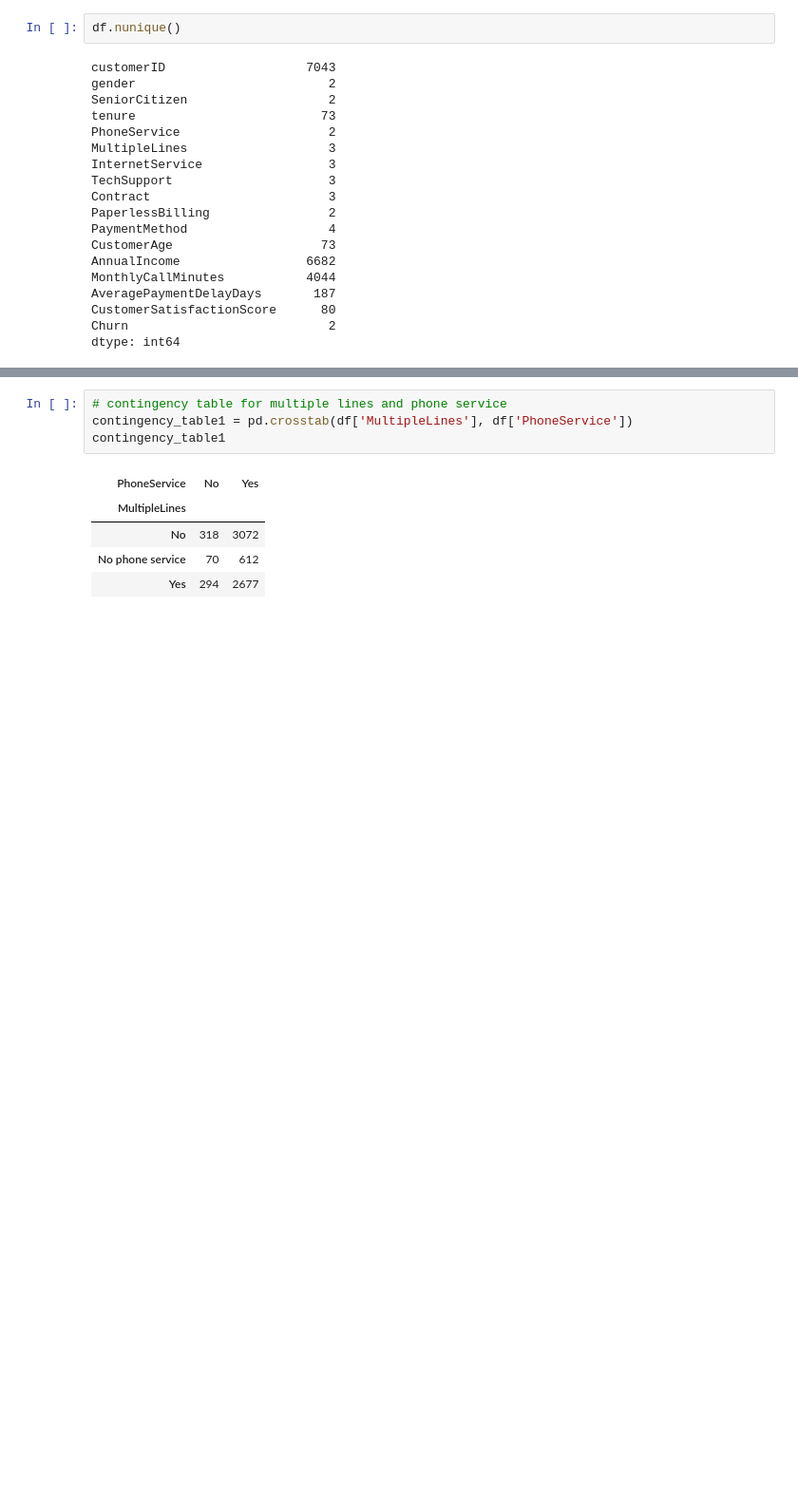
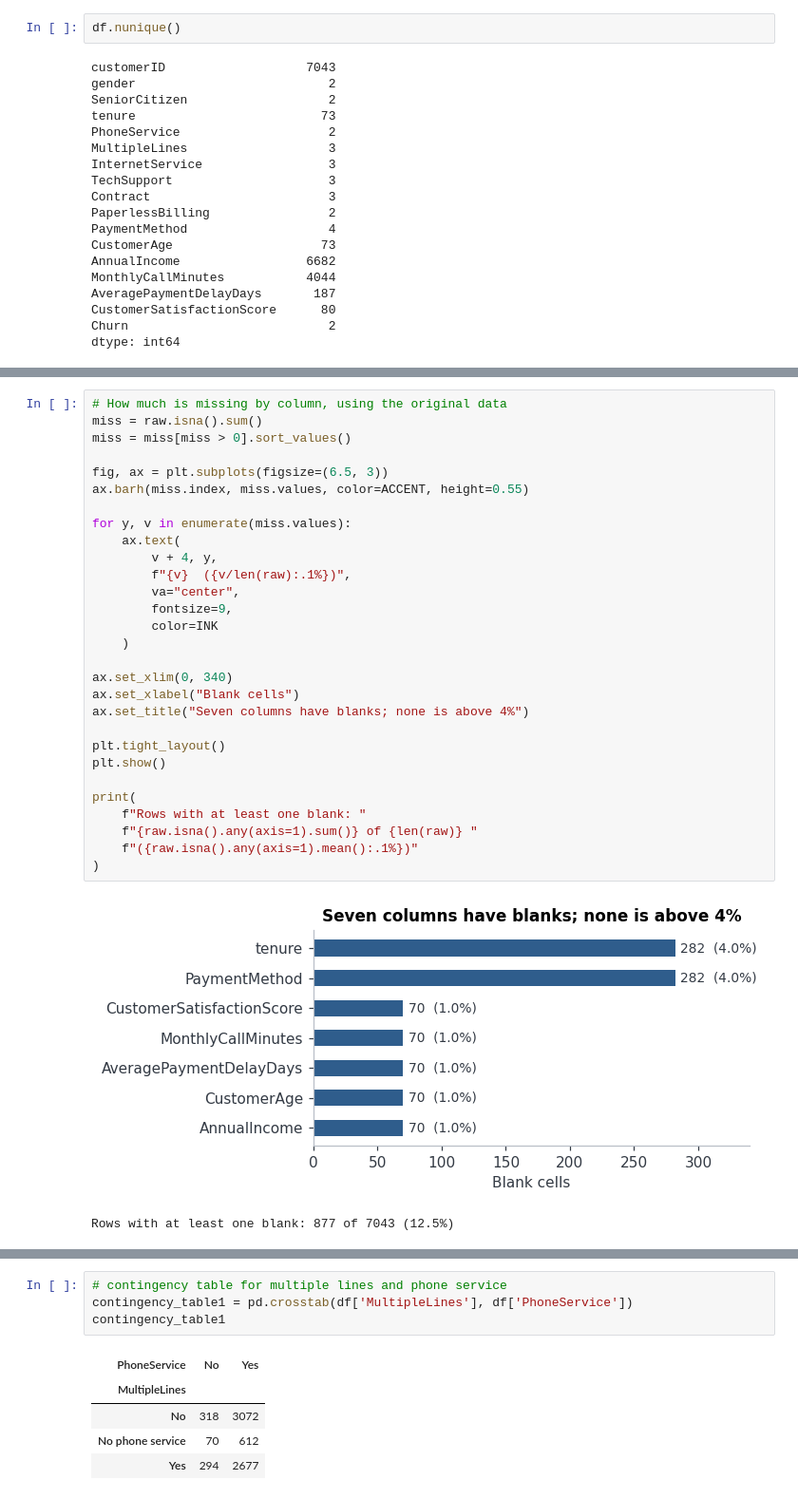
Before and after one commit to pondnatalie/Churn_Project_Tellecommunications, a Jupyter notebook: Churn_Project.ipynb, the cells around one changed output, grey strips where cells are left out. Shown at 95% size. Drawn from its saved outputs; the diff is of its cells as text; blank space fills up the shorter version.

```diff
--- a/Churn_Project.ipynb
+++ b/Churn_Project.ipynb
@@ -167,0 +235,32 @@ df.corr(numeric_only=True)
+# %%
+# How much is missing by column, using the original data
+miss = raw.isna().sum()
+miss = miss[miss > 0].sort_values()
+
+fig, ax = plt.subplots(figsize=(6.5, 3))
+ax.barh(miss.index, miss.values, color=ACCENT, height=0.55)
+
+for y, v in enumerate(miss.values):
+    ax.text(
+        v + 4, y,
+        f"{v}  ({v/len(raw):.1%})",
+        va="center",
+        fontsize=9,
+        color=INK
+    )
+
+ax.set_xlim(0, 340)
+ax.set_xlabel("Blank cells")
+ax.set_title("Seven columns have blanks; none is above 4%")
+
+plt.tight_layout()
+plt.show()
+
+print(
+    f"Rows with at least one blank: "
+    f"{raw.isna().any(axis=1).sum()} of {len(raw)} "
+    f"({raw.isna().any(axis=1).mean():.1%})"
+)
+# %% [output]
+[figure, added]
+Rows with at least one blank: 877 of 7043 (12.5%)
```
Also changed, not shown: parts of 36 cells of this notebook.
